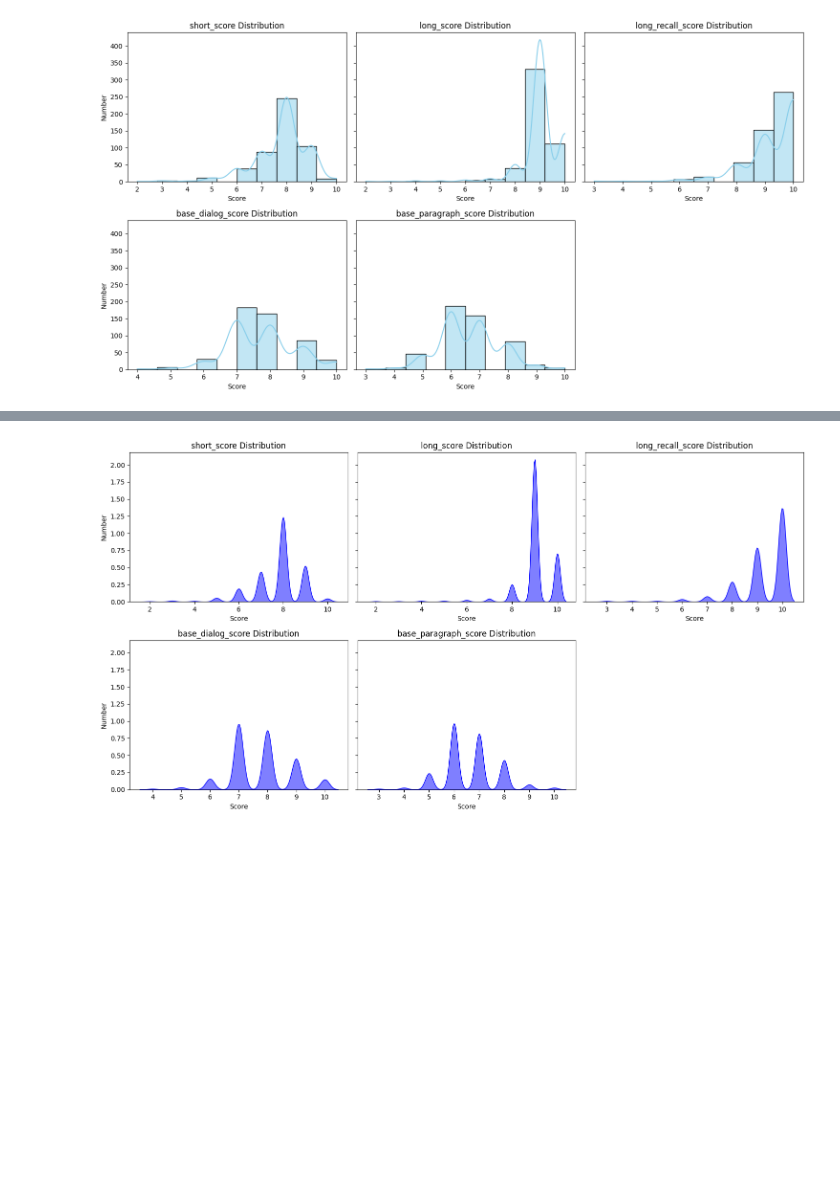
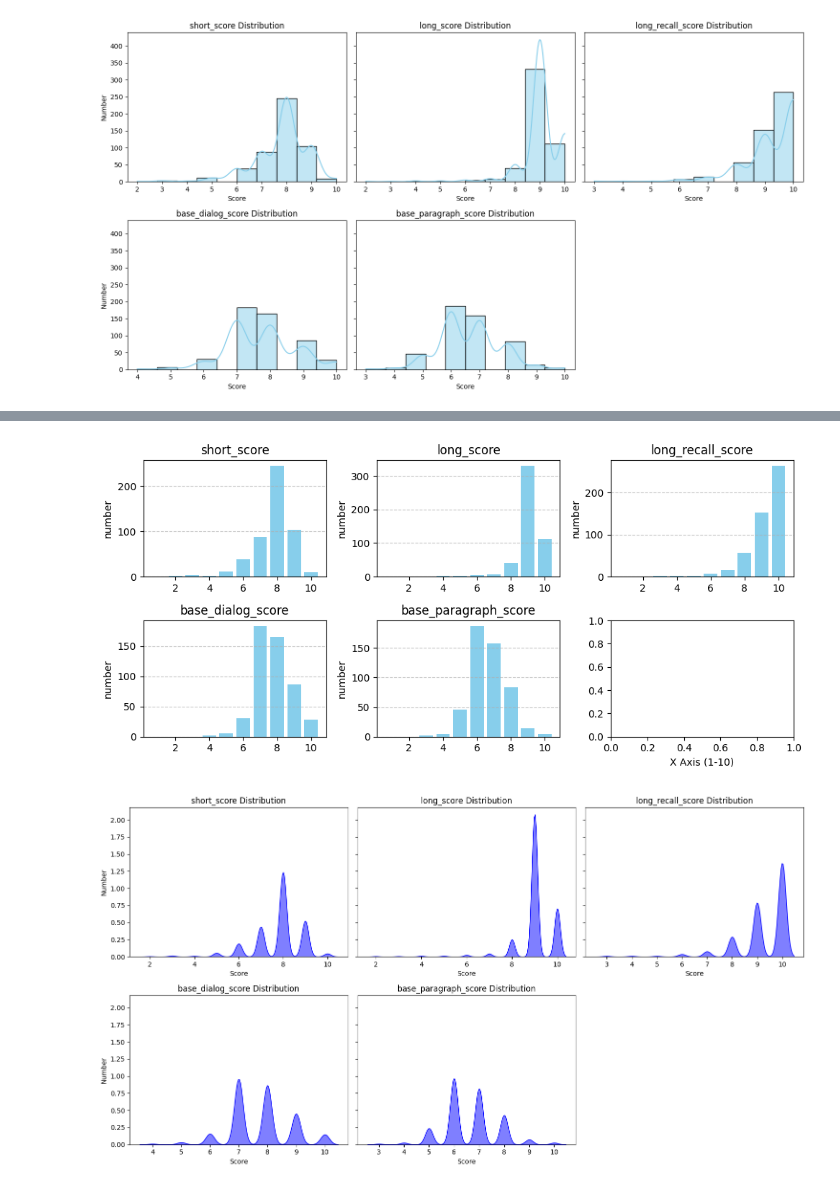
Before and after one commit to Intelligent-Systems-Lab/REMIND, a Jupyter notebook: eval/result.ipynb, the cells around one changed output, grey strips where cells are left out. Drawn from its saved outputs; the diff is of its cells as text; code cells hidden in the pictures; blank space fills up the shorter version.

```diff
--- a/eval/result.ipynb
+++ b/eval/result.ipynb
@@ -85,3 +135,36 @@ plt.show()
+# %%
+import matplotlib.pyplot as plt
+import numpy as np
+columns = ['short_score', 'long_score', 'long_recall_score', 'base_dialog_score', 'base_paragraph_score']
+# 數據
+data = [
+    [0, 1, 3, 2, 11, 38, 87, 245, 104, 9],
+    [0, 1, 1, 2, 2, 4, 7, 40, 331, 112],
+    [0, 0, 2, 2, 2, 7, 15, 56, 152, 264],
+    [0, 0, 0, 2, 6, 30, 183, 165, 86, 28],
+    [0, 0, 2, 5, 46, 187, 158, 83, 14, 5]
+]
+
+x = np.arange(1, 11)  # x 軸是 1~10
+
+# 創建子圖
+fig, axes = plt.subplots(2, 3, figsize=(10, 5))
+
+# 展平子圖陣列，方便迭代
+axes = axes.flatten()
+
+for i, ax in enumerate(axes[:len(data)]):
+    ax.bar(x, data[i], color='skyblue')
+    ax.set_title(f'{columns[i]}')
+    ax.set_ylabel('number')
+    ax.grid(axis='y', linestyle='--', alpha=0.7)
+
+# 設置 x 軸標籤
+axes[-1].set_xlabel('X Axis (1-10)')
+plt.tight_layout(rect=[0, 0, 1, 0.96])  # 調整布局以防止標題重疊
+plt.show()
+# %% [output]
+[figure, added]
 # %%
 import seaborn as sns
 import matplotlib.pyplot as plt
```
Also changed, not shown: parts of 2 cells of this notebook, 5 other files.
